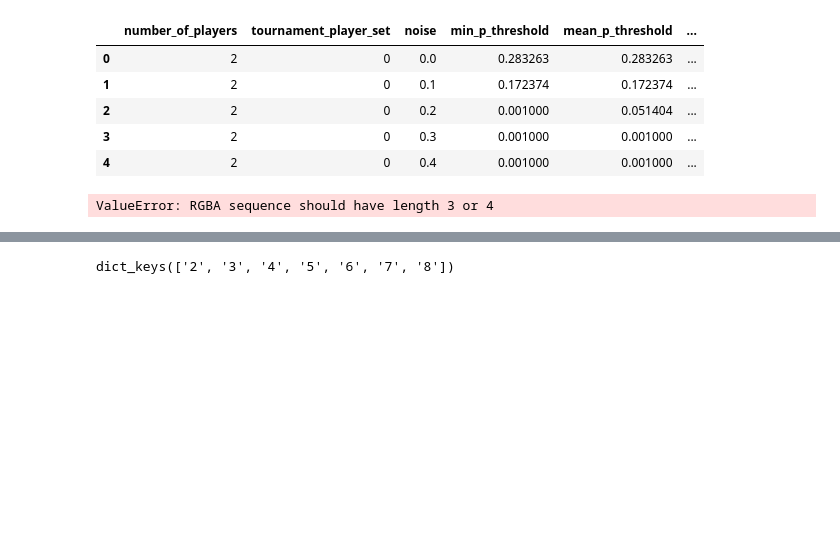
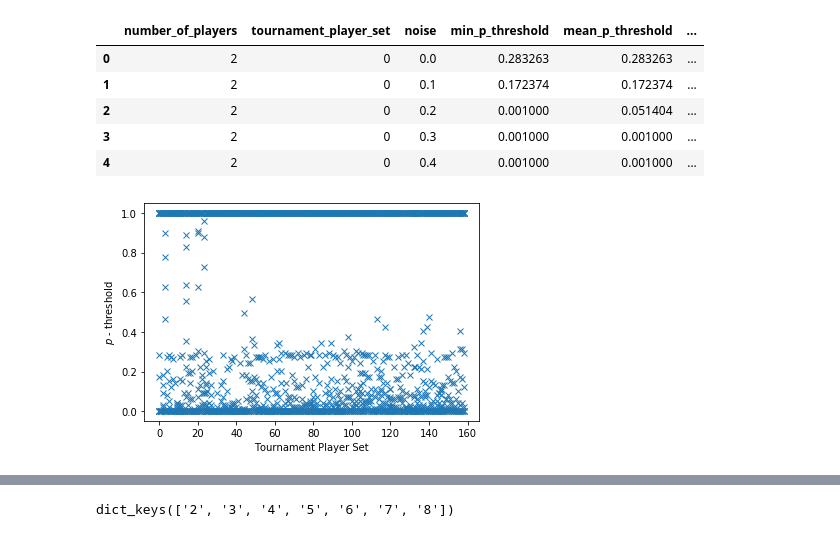
Before and after one commit to shapperzsm/final-project, a Jupyter notebook: src/analysing-the-data/main-analysis.ipynb, the cells around one changed output, grey strips where cells are left out. Saved outputs shown, nothing was run; the diff lists cells and outputs as text; code cells hidden in the pictures; blank space fills up the shorter version.

Commit message:
Cont. writing ch4 & creating plts for analysis.

```diff
--- a/src/analysing-the-data/main-analysis.ipynb
+++ b/src/analysing-the-data/main-analysis.ipynb
@@ -12,6 +12,9 @@ import axelrod as axl
 # %% [markdown]
 Size of Database as of writing:
 # %%
+path_for_images = Path("../../images/folk_thm/main_analysis/")
+path_for_images.mkdir(parents=True, exist_ok=True)
+
 database_management_sys = sa.create_engine("sqlite:///../database-code/data/se/main.db")
 connect_dbms_to_db = database_management_sys.connect()
 se_folk_thm_data = pd.read_sql("folk_theorem_experiment", connect_dbms_to_db)
@@ -32,16 +35,14 @@ p_thresh_data.head()
 | 2 | 2 | 0 | 0.2 | 0.001000 | 0.051404 | ... |
 | 3 | 2 | 0 | 0.3 | 0.001000 | 0.001000 | ... |
 | 4 | 2 | 0 | 0.4 | 0.001000 | 0.001000 | ... |
-# %%
-overall_mean_graph = plt.figure()
-axes = overall_mean_graph.add_subplot(1, 1, 1)
-axes.set_xlabel("tournament player set")
-axes.set_ylabel("probability of the game ending")
-x_data = p_thresh_data["tournament_player_set"]
-y_data = p_thresh_data["mean_p_threshold"]
-colours = plt.colormaps()
-axes.plot(p_thresh_data["tournament_player_set"], p_thresh_data["mean_p_threshold"], "x", label=p_thresh_data["noise"].values)
-axes.legend()
-plt.show()
-# %% [output]
-ValueError: RGBA sequence should have length 3 or 4
+# %%
+min_thresh_plot_path = path_for_images / "min_p_thresh.pdf"
+
+min_thresh_plot = plt.figure()
+axes = min_thresh_plot.add_subplot(1, 1, 1)
+axes.set_xlabel("Tournament Player Set")
+axes.set_ylabel("$p$ - threshold")
+axes.plot(p_thresh_data["tournament_player_set"], p_thresh_data["min_p_threshold"], "x")
+min_thresh_plot.savefig(str(min_thresh_plot_path))
+# %% [output]
+[figure, added]
```
Also changed, not shown: parts of 23 cells of this notebook, 3 other files.
